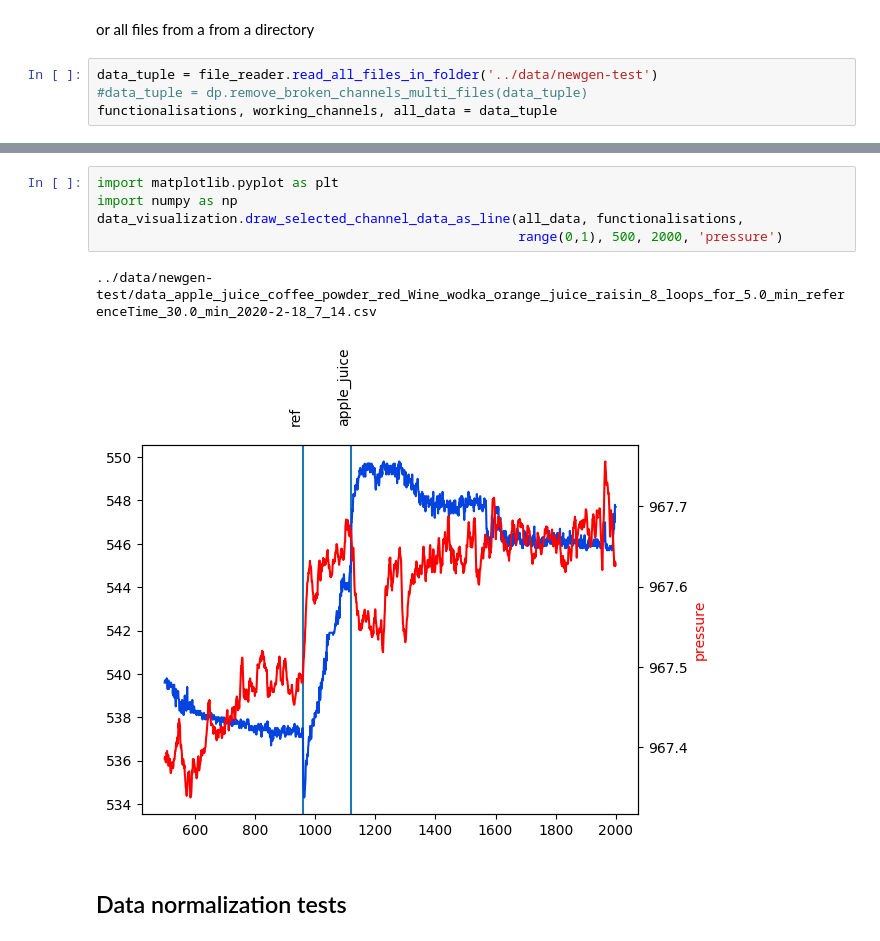
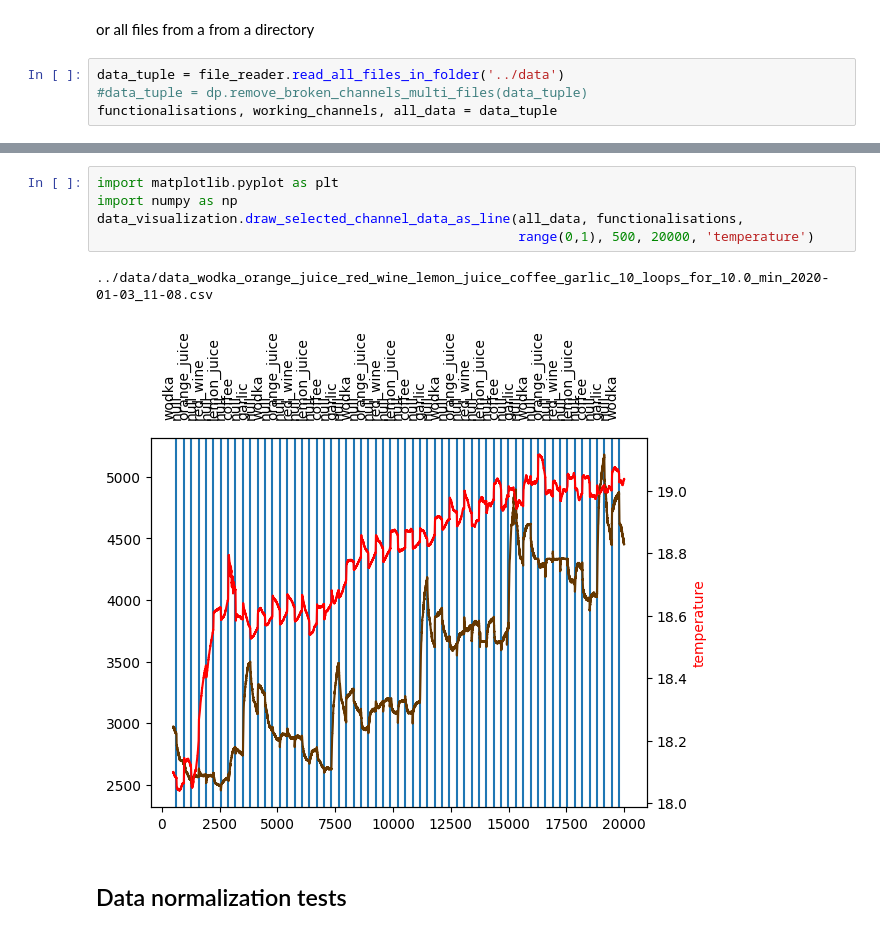
Before and after one commit to Roboy/roboy_smells, a Jupyter notebook: notebooks/test_sensor-model.ipynb, the cells around one changed output, grey strips where cells are left out. Drawn from its saved outputs; the diff is of its cells as text.

```diff
--- a/notebooks/test_sensor-model.ipynb
+++ b/notebooks/test_sensor-model.ipynb
@@ -18,7 +18,7 @@ read in data from a specific file
 # %% [markdown]
 or all files from a from a directory
 # %%
-data_tuple = file_reader.read_all_files_in_folder('../data/newgen-test')
+data_tuple = file_reader.read_all_files_in_folder('../data')
 #data_tuple = dp.remove_broken_channels_multi_files(data_tuple)
 functionalisations, working_channels, all_data = data_tuple
 # %% [output]
@@ -38,11 +38,11 @@ data_visualization.draw_all_channel_data_as_line(all_data, functionalisations, 4
 # %%
 import matplotlib.pyplot as plt
 import numpy as np
 data_visualization.draw_selected_channel_data_as_line(all_data, functionalisations,
-                                                      range(0,1), 500, 2000, 'pressure')
+                                                      range(0,1), 500, 20000, 'temperature')
 # %% [output]
-../data/newgen-test/data_apple_juice_coffee_powder_red_Wine_wodka_orange_juice_raisin_8_loops_for_5.0_min_referenceTime_30.0_min_2020-2-18_7_14.csv
+../data/data_wodka_orange_juice_red_wine_lemon_juice_coffee_garlic_10_loops_for_10.0_min_2020-01-03_11-08.csv
-[figure, old version]
+[figure, new version]
 # %% [markdown]
 ## Data normalization tests
 # %%
```
Also changed, not shown: parts of 13 cells of this notebook, 1 other file.
